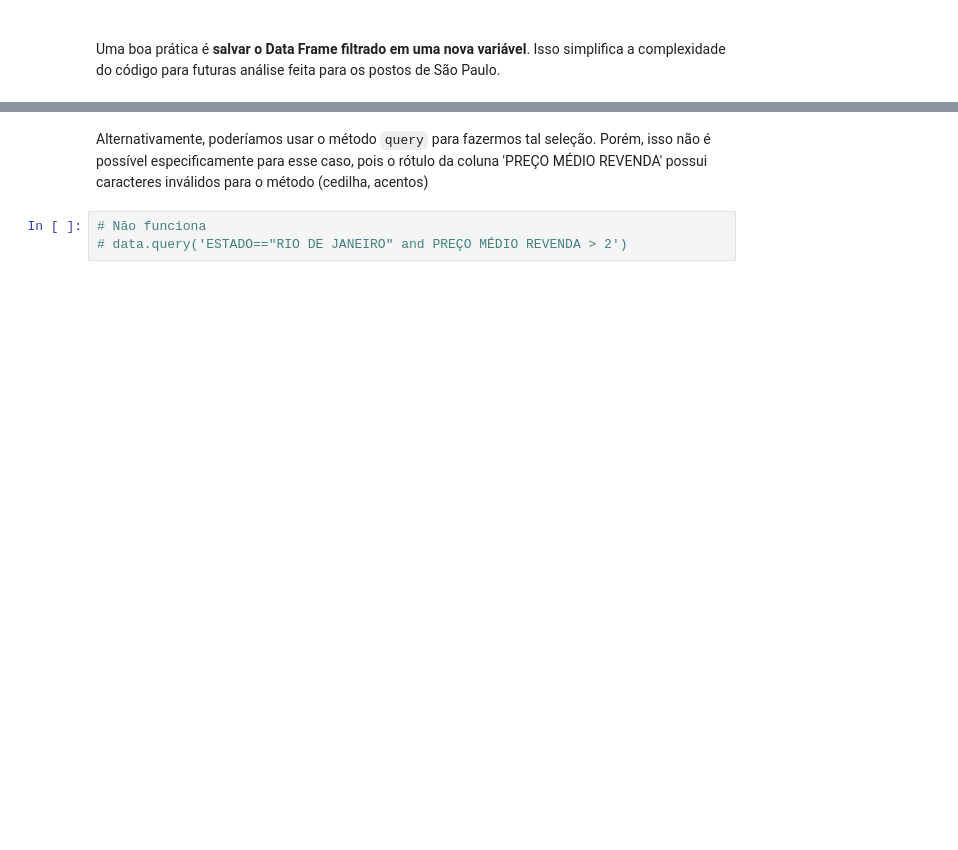
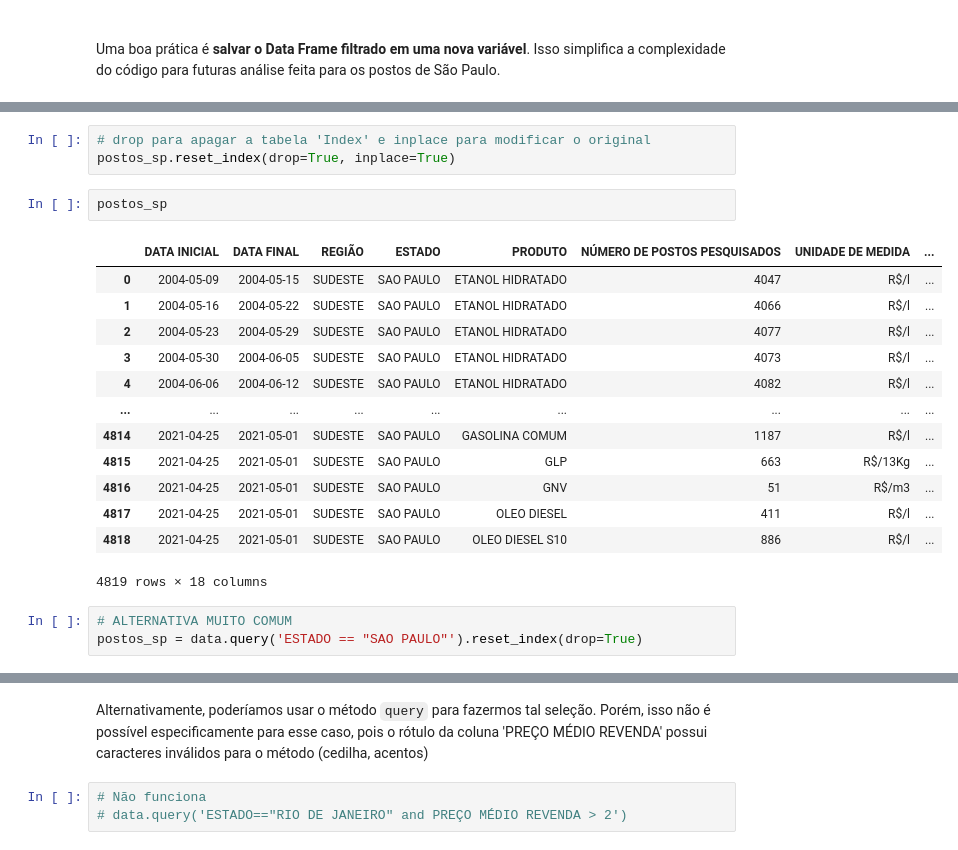
Before and after one commit to enzortorres/python, a Jupyter notebook: estudos/pandas/exercicios/manipulacao_de_dados_codigo_base.ipynb, the cells around one changed output, grey strips where cells are left out. Drawn from its saved outputs; the diff is of its cells as text; blank space fills up the shorter version.

```diff
--- a/estudos/pandas/exercicios/manipulacao_de_dados_codigo_base.ipynb
+++ b/estudos/pandas/exercicios/manipulacao_de_dados_codigo_base.ipynb
@@ -861,0 +1089,22 @@ Uma boa prática é **salvar o Data Frame filtrado em uma nova variável**. Isso
+# %%
+# drop para apagar a tabela 'Index' e inplace para modificar o original
+postos_sp.reset_index(drop=True, inplace=True)
+# %%
+postos_sp
+# %% [output]
+|  | DATA INICIAL | DATA FINAL | REGIÃO | ESTADO | PRODUTO | NÚMERO DE POSTOS PESQUISADOS | UNIDADE DE MEDIDA | ... |
+| 0 | 2004-05-09 | 2004-05-15 | SUDESTE | SAO PAULO | ETANOL HIDRATADO | 4047 | R$/l | ... |
+| 1 | 2004-05-16 | 2004-05-22 | SUDESTE | SAO PAULO | ETANOL HIDRATADO | 4066 | R$/l | ... |
+| 2 | 2004-05-23 | 2004-05-29 | SUDESTE | SAO PAULO | ETANOL HIDRATADO | 4077 | R$/l | ... |
+| 3 | 2004-05-30 | 2004-06-05 | SUDESTE | SAO PAULO | ETANOL HIDRATADO | 4073 | R$/l | ... |
+| 4 | 2004-06-06 | 2004-06-12 | SUDESTE | SAO PAULO | ETANOL HIDRATADO | 4082 | R$/l | ... |
+| ... | ... | ... | ... | ... | ... | ... | ... | ... |
+| 4814 | 2021-04-25 | 2021-05-01 | SUDESTE | SAO PAULO | GASOLINA COMUM | 1187 | R$/l | ... |
+| 4815 | 2021-04-25 | 2021-05-01 | SUDESTE | SAO PAULO | GLP | 663 | R$/13Kg | ... |
+| 4816 | 2021-04-25 | 2021-05-01 | SUDESTE | SAO PAULO | GNV | 51 | R$/m3 | ... |
+| 4817 | 2021-04-25 | 2021-05-01 | SUDESTE | SAO PAULO | OLEO DIESEL | 411 | R$/l | ... |
+| 4818 | 2021-04-25 | 2021-05-01 | SUDESTE | SAO PAULO | OLEO DIESEL S10 | 886 | R$/l | ... |
+4819 rows × 18 columns
+# %%
+# ALTERNATIVA MUITO COMUM
+postos_sp = data.query('ESTADO == "SAO PAULO"').reset_index(drop=True)
```
Also changed, not shown: parts of 48 cells of this notebook.
